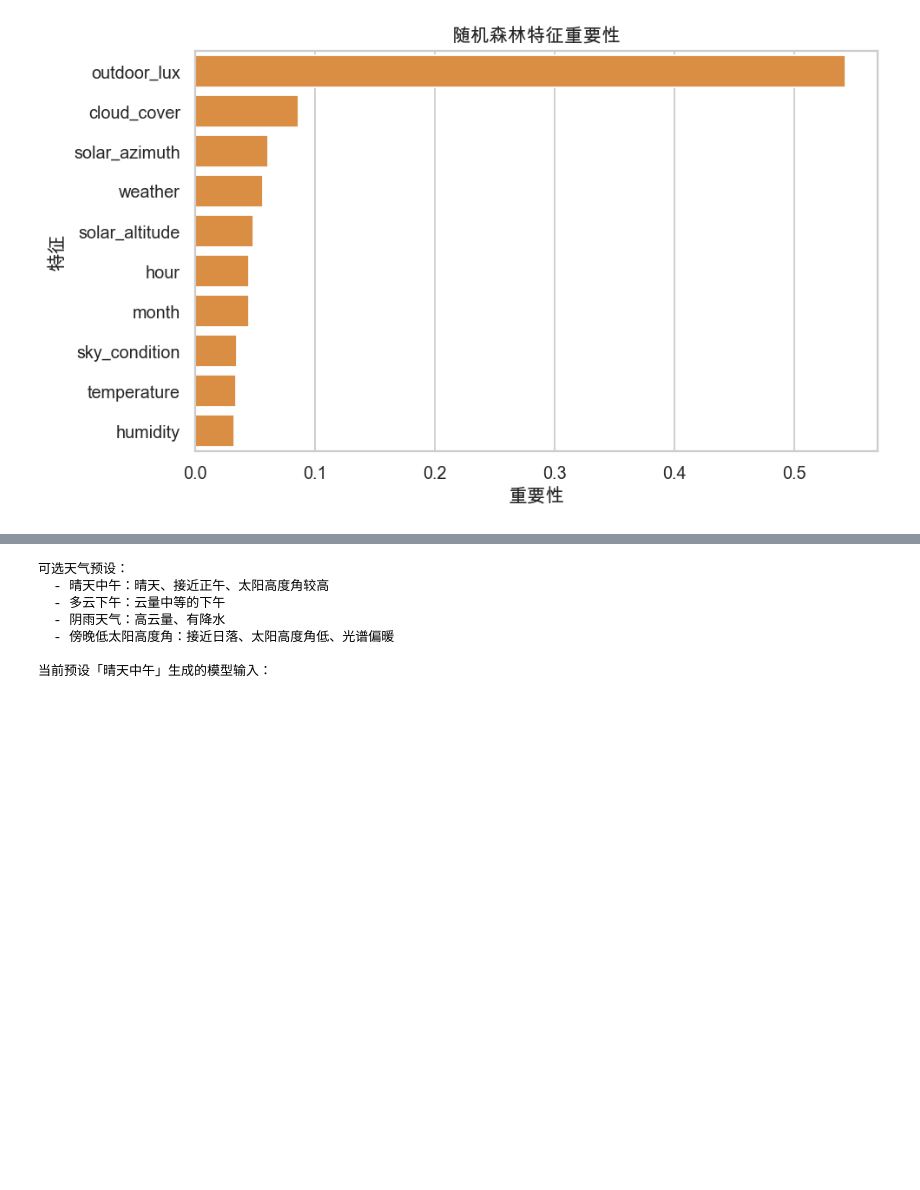
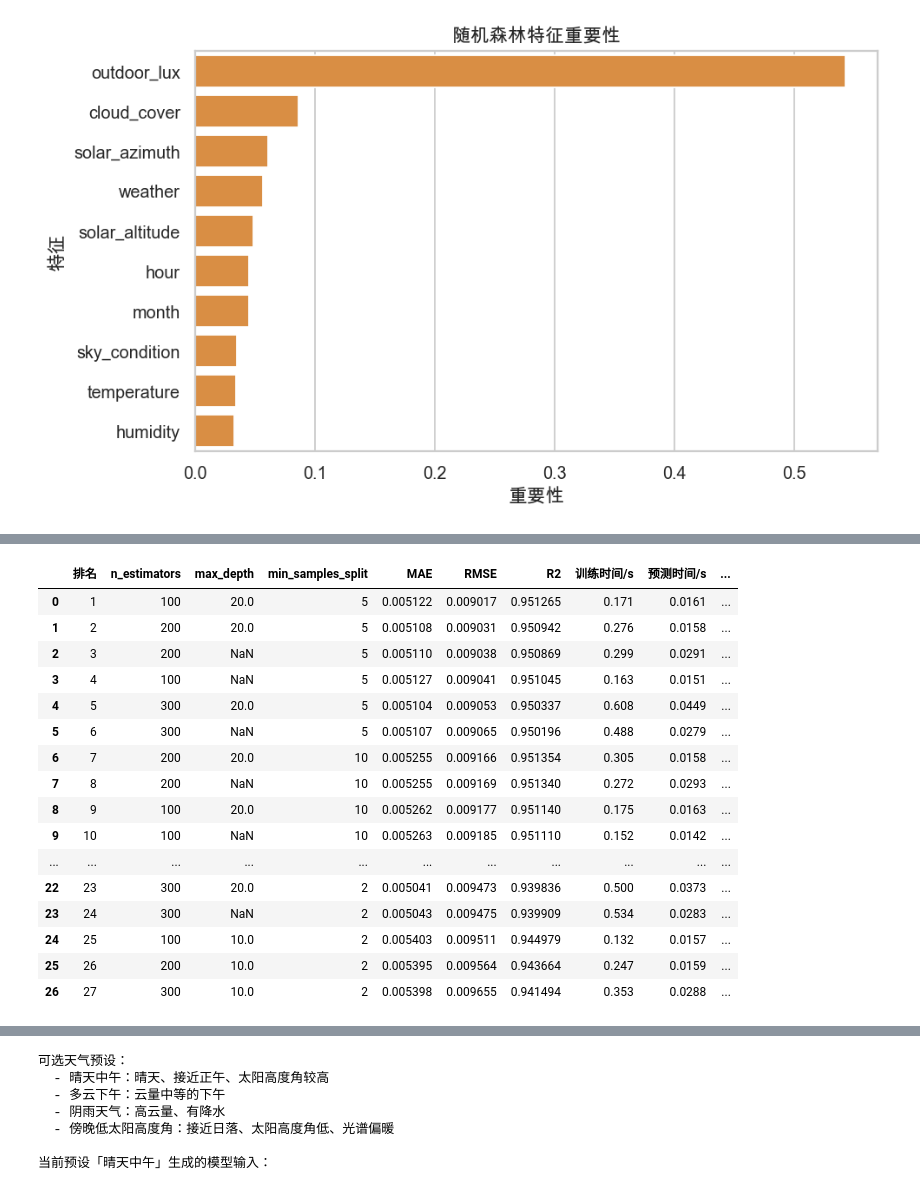
Before and after one commit to kmgcc/Pythian, a Jupyter notebook: python课设_代码/main.ipynb, the cells around one changed output, grey strips where cells are left out. Cells and saved outputs as stored; diff of their text form; code cells hidden in the pictures; blank space fills up the shorter version.

```diff
--- a/python课设_代码/main.ipynb
+++ b/python课设_代码/main.ipynb
@@ -288,0 +306,16 @@ plt.show()
+# %%
+from src.hyperparameter_tuning import tune_random_forest, tuning_summary_text
+
+# 随机森林超参数调优：27 组参数 × 5 折交叉验证
+tuning_result = tune_random_forest(
+    x_train=x_train,
+    y_train_pca=y_train_pca,
+    x_test=x_test,
+    y_test_pca=y_test_pca,
+    y_test_spectrum=y_test_spectrum,
+    spectrum_pca=spectrum_pca,
+    cv=5,
+    verbose=True,
+)
+
+print("\n" + tuning_summary_text(tuning_result))
@@ -288,0 +337,22 @@ plt.show()
+# %%
+# 展示全部参数组合的评估结果（按 RMSE 升序）
+tuning_df = tuning_result.summary_frame()
+display(tuning_df)
+# %% [output]
+|  | 排名 | n_estimators | max_depth | min_samples_split | MAE | RMSE | R2 | 训练时间/s | 预测时间/s | ... |
+| 0 | 1 | 100 | 20.0 | 5 | 0.005122 | 0.009017 | 0.951265 | 0.171 | 0.0161 | ... |
+| 1 | 2 | 200 | 20.0 | 5 | 0.005108 | 0.009031 | 0.950942 | 0.276 | 0.0158 | ... |
+| 2 | 3 | 200 | NaN | 5 | 0.005110 | 0.009038 | 0.950869 | 0.299 | 0.0291 | ... |
+| 3 | 4 | 100 | NaN | 5 | 0.005127 | 0.009041 | 0.951045 | 0.163 | 0.0151 | ... |
+| 4 | 5 | 300 | 20.0 | 5 | 0.005104 | 0.009053 | 0.950337 | 0.608 | 0.0449 | ... |
+| 5 | 6 | 300 | NaN | 5 | 0.005107 | 0.009065 | 0.950196 | 0.488 | 0.0279 | ... |
+| 6 | 7 | 200 | 20.0 | 10 | 0.005255 | 0.009166 | 0.951354 | 0.305 | 0.0158 | ... |
+| 7 | 8 | 200 | NaN | 10 | 0.005255 | 0.009169 | 0.951340 | 0.272 | 0.0293 | ... |
+| 8 | 9 | 100 | 20.0 | 10 | 0.005262 | 0.009177 | 0.951140 | 0.175 | 0.0163 | ... |
+| 9 | 10 | 100 | NaN | 10 | 0.005263 | 0.009185 | 0.951110 | 0.152 | 0.0142 | ... |
+| ... | ... | ... | ... | ... | ... | ... | ... | ... | ... | ... |
+| 22 | 23 | 300 | 20.0 | 2 | 0.005041 | 0.009473 | 0.939836 | 0.500 | 0.0373 | ... |
+| 23 | 24 | 300 | NaN | 2 | 0.005043 | 0.009475 | 0.939909 | 0.534 | 0.0283 | ... |
+| 24 | 25 | 100 | 10.0 | 2 | 0.005403 | 0.009511 | 0.944979 | 0.132 | 0.0157 | ... |
+| 25 | 26 | 200 | 10.0 | 2 | 0.005395 | 0.009564 | 0.943664 | 0.247 | 0.0159 | ... |
+| 26 | 27 | 300 | 10.0 | 2 | 0.005398 | 0.009655 | 0.941494 | 0.353 | 0.0288 | ... |
```
Also changed, not shown: parts of 14 cells of this notebook, 22 other files.
